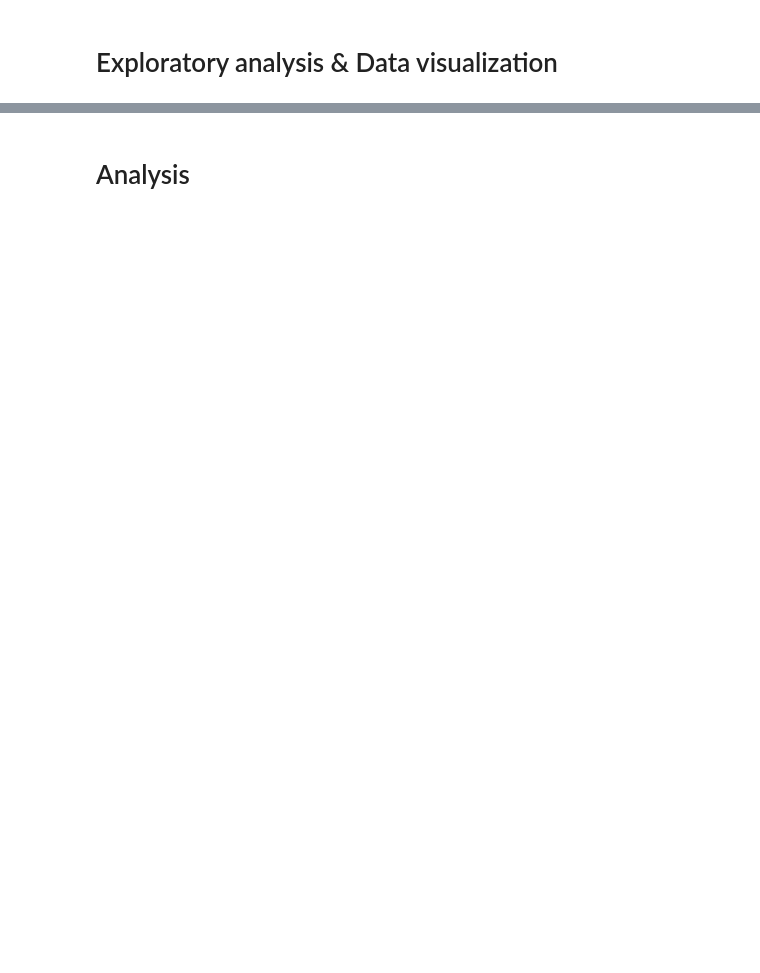
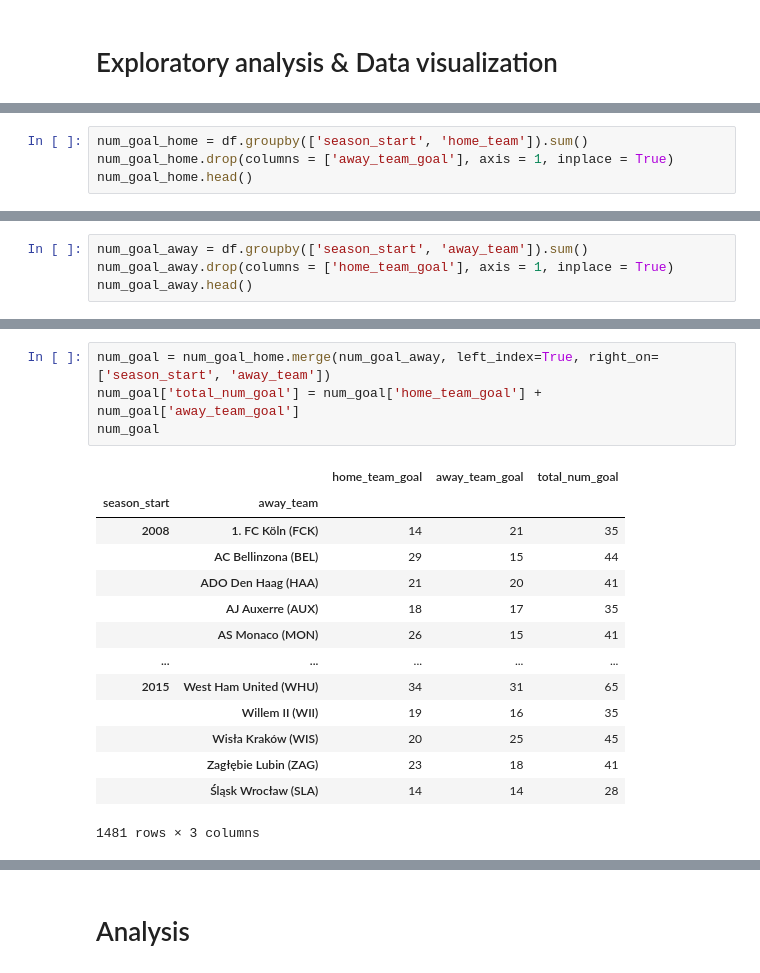
Before and after one commit to Hyej-Kim/cmsc320Final, a Jupyter notebook: cmsc320Final.ipynb, the cells around one changed output, grey strips where cells are left out. Cells and saved outputs as stored; diff of their text form; blank space fills up the shorter version.

```diff
--- a/cmsc320Final.ipynb
+++ b/cmsc320Final.ipynb
@@ -182,0 +413,4 @@ df.head()
+# %%
+num_goal_home = df.groupby(['season_start', 'home_team']).sum()
+num_goal_home.drop(columns = ['away_team_goal'], axis = 1, inplace = True)
+num_goal_home.head()
@@ -182,0 +425,4 @@ df.head()
+# %%
+num_goal_away = df.groupby(['season_start', 'away_team']).sum()
+num_goal_away.drop(columns = ['home_team_goal'], axis = 1, inplace = True)
+num_goal_away.head()
@@ -182,0 +437,19 @@ df.head()
+# %%
+num_goal = num_goal_home.merge(num_goal_away, left_index=True, right_on=['season_start', 'away_team'])
+num_goal['total_num_goal'] = num_goal['home_team_goal'] + num_goal['away_team_goal']
+num_goal
+# %% [output]
+|  |  | home_team_goal | away_team_goal | total_num_goal |
+| season_start | away_team |  |  |  |
+| 2008 | 1. FC Köln (FCK) | 14 | 21 | 35 |
+|  | AC Bellinzona (BEL) | 29 | 15 | 44 |
+|  | ADO Den Haag (HAA) | 21 | 20 | 41 |
+|  | AJ Auxerre (AUX) | 18 | 17 | 35 |
+|  | AS Monaco (MON) | 26 | 15 | 41 |
+| ... | ... | ... | ... | ... |
+| 2015 | West Ham United (WHU) | 34 | 31 | 65 |
+|  | Willem II (WII) | 19 | 16 | 35 |
+|  | Wisła Kraków (WIS) | 20 | 25 | 45 |
+|  | Zagłębie Lubin (ZAG) | 23 | 18 | 41 |
+|  | Śląsk Wrocław (SLA) | 14 | 14 | 28 |
+1481 rows × 3 columns
```
Also changed, not shown: parts of 36 cells of this notebook.
